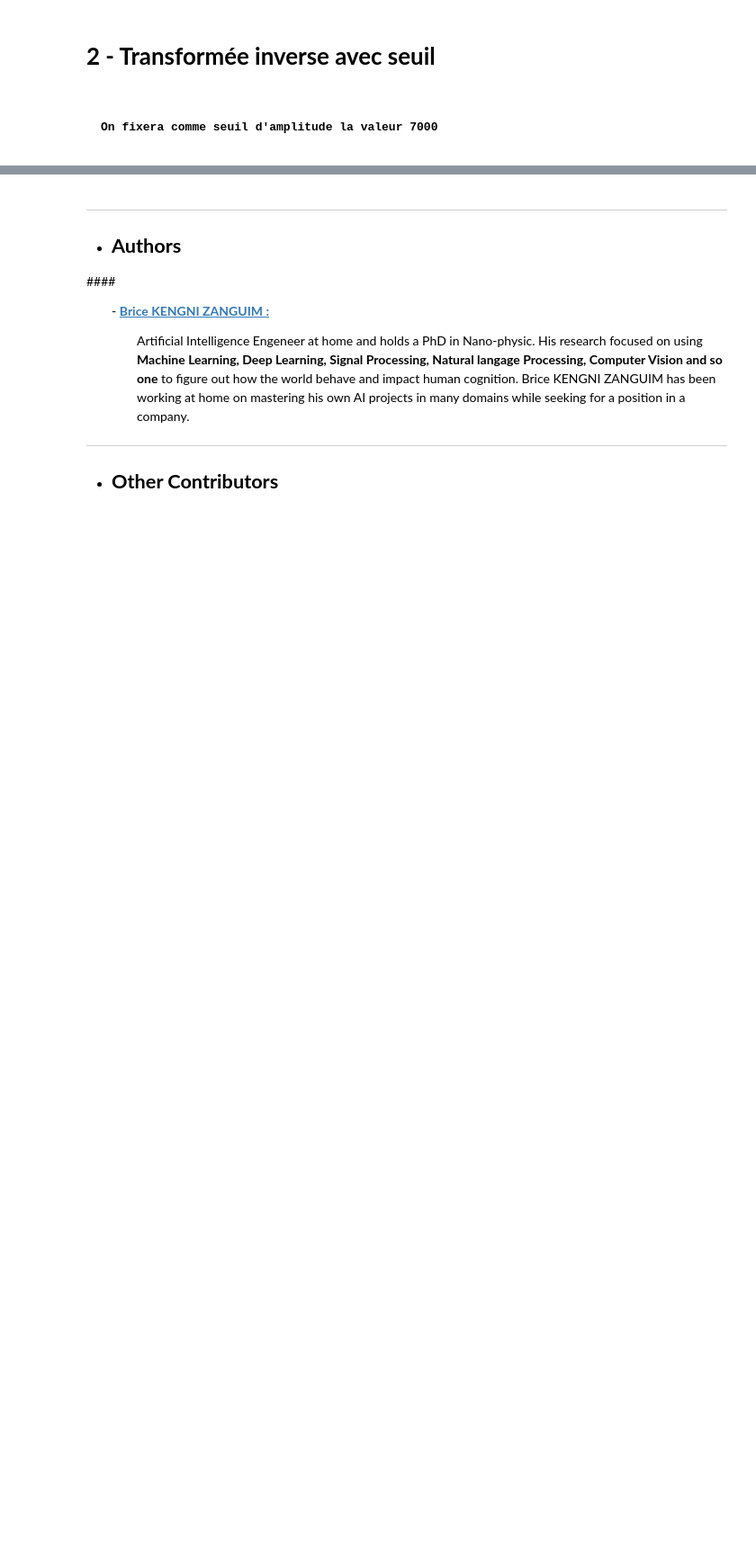
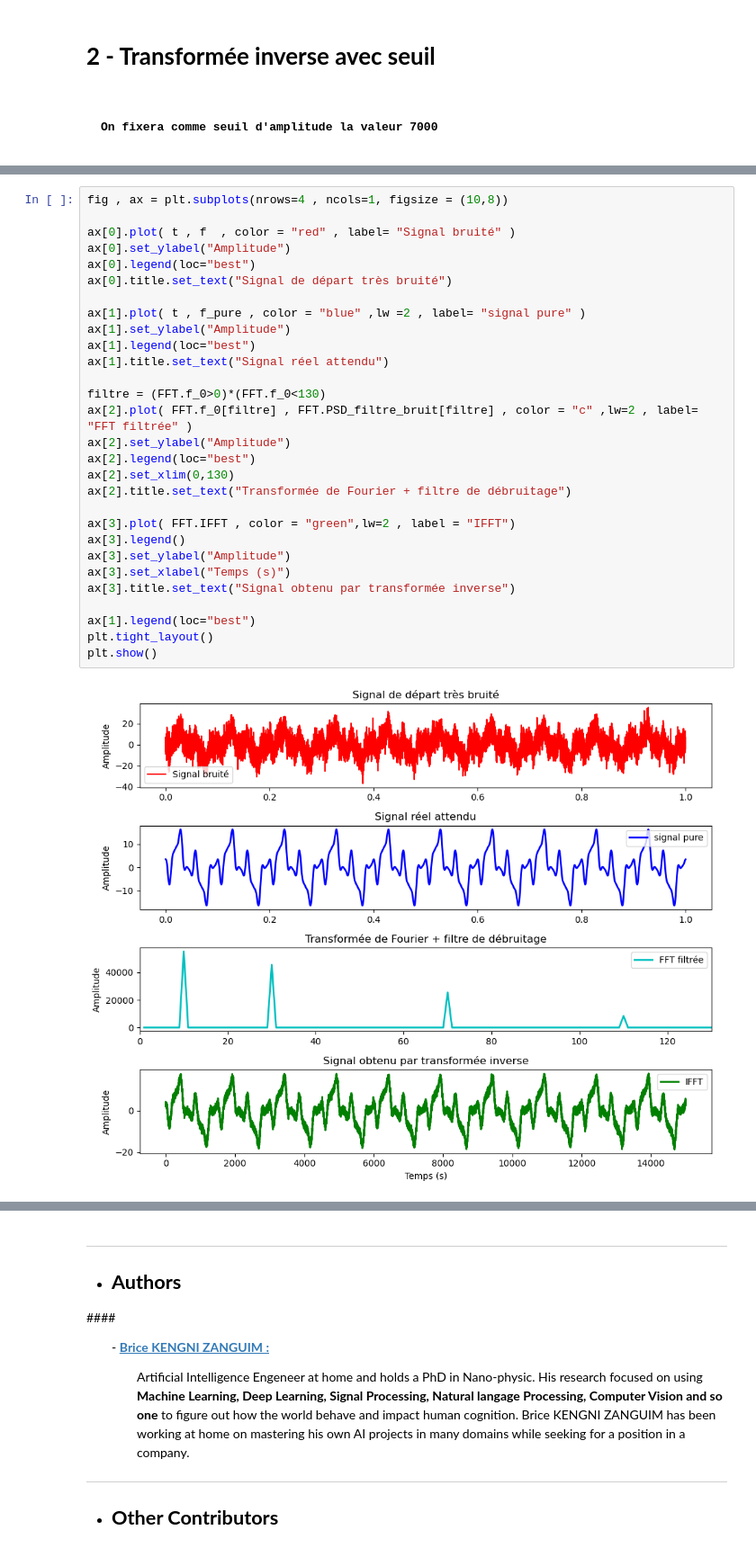
Before and after one commit to Brice-KENGNI-ZANGUIM/Signal_Processing, a Jupyter notebook: 3 - Suppression du bruit dans un signal/Suppression_du_bruit.ipynb, the cells around one changed output, grey strips where cells are left out. Shown: that part at 90% size. Cells and saved outputs as stored; diff of their text form; blank space fills up the shorter version.

Commit message:
Update discussion débruitage

```diff
--- a/3 - Suppression du bruit dans un signal/Suppression_du_bruit.ipynb
+++ b/3 - Suppression du bruit dans un signal/Suppression_du_bruit.ipynb
@@ -769,0 +778,31 @@ plt.show()
+# %%
+fig , ax = plt.subplots(nrows=4 , ncols=1, figsize = (10,8))
+
+ax[0].plot( t , f  , color = "red" , label= "Signal bruité" )
+ax[0].set_ylabel("Amplitude")
+ax[0].legend(loc="best")
+ax[0].title.set_text("Signal de départ très bruité")
+
+ax[1].plot( t , f_pure , color = "blue" ,lw =2 , label= "signal pure" )
+ax[1].set_ylabel("Amplitude")
+ax[1].legend(loc="best")
+ax[1].title.set_text("Signal réel attendu")
+
+filtre = (FFT.f_0>0)*(FFT.f_0<130)
+ax[2].plot( FFT.f_0[filtre] , FFT.PSD_filtre_bruit[filtre] , color = "c" ,lw=2 , label= "FFT filtrée" )
+ax[2].set_ylabel("Amplitude")
+ax[2].legend(loc="best")
+ax[2].set_xlim(0,130)
+ax[2].title.set_text("Transformée de Fourier + filtre de débruitage")
+
+ax[3].plot( FFT.IFFT , color = "green",lw=2 , label = "IFFT")
+ax[3].legend()
+ax[3].set_ylabel("Amplitude")
+ax[3].set_xlabel("Temps (s)")
+ax[3].title.set_text("Signal obtenu par transformée inverse")
+
+ax[1].legend(loc="best")
+plt.tight_layout()
+plt.show()
+# %% [output]
+[figure, added]
```
Also changed, not shown: parts of 13 cells of this notebook, 1 other file.
